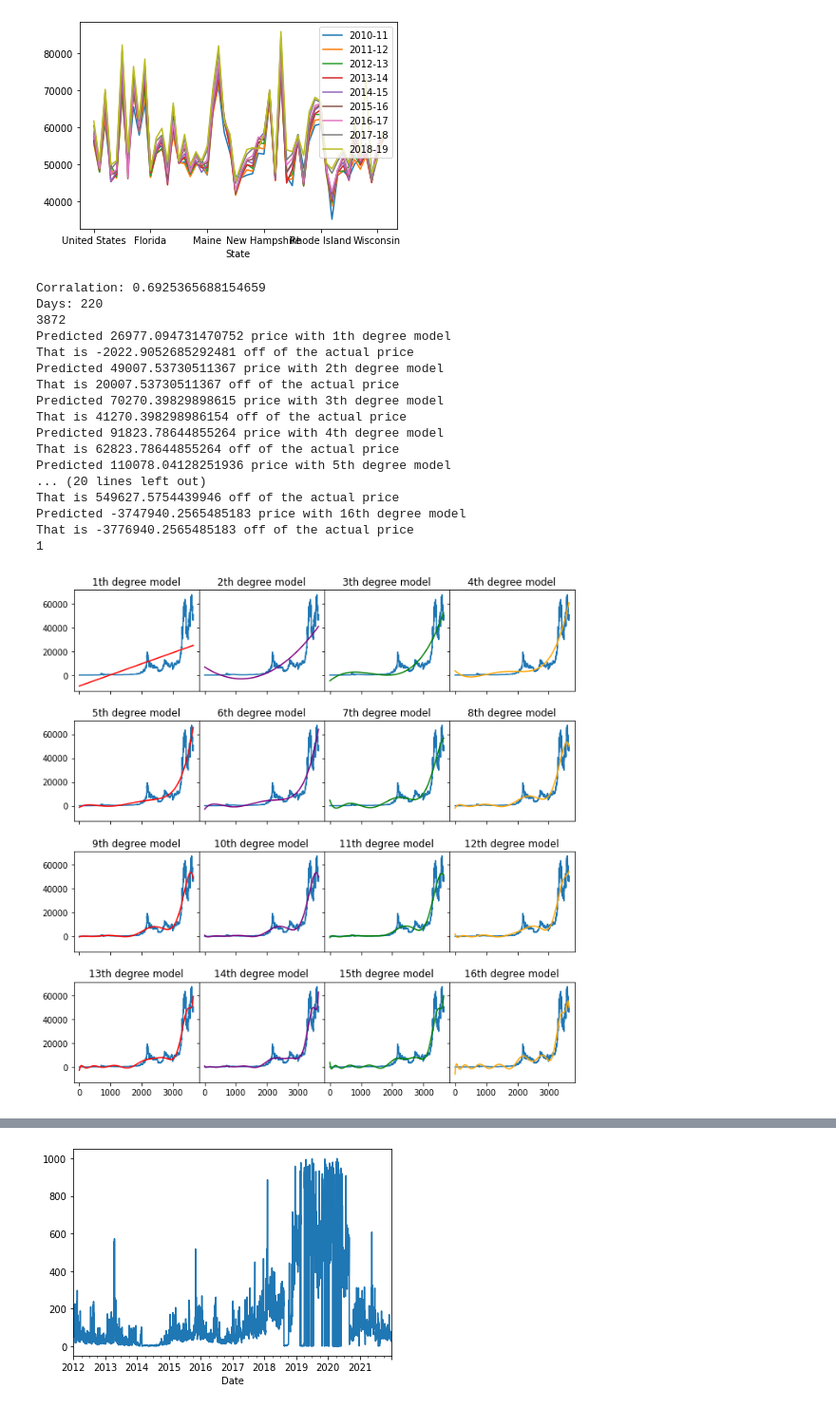
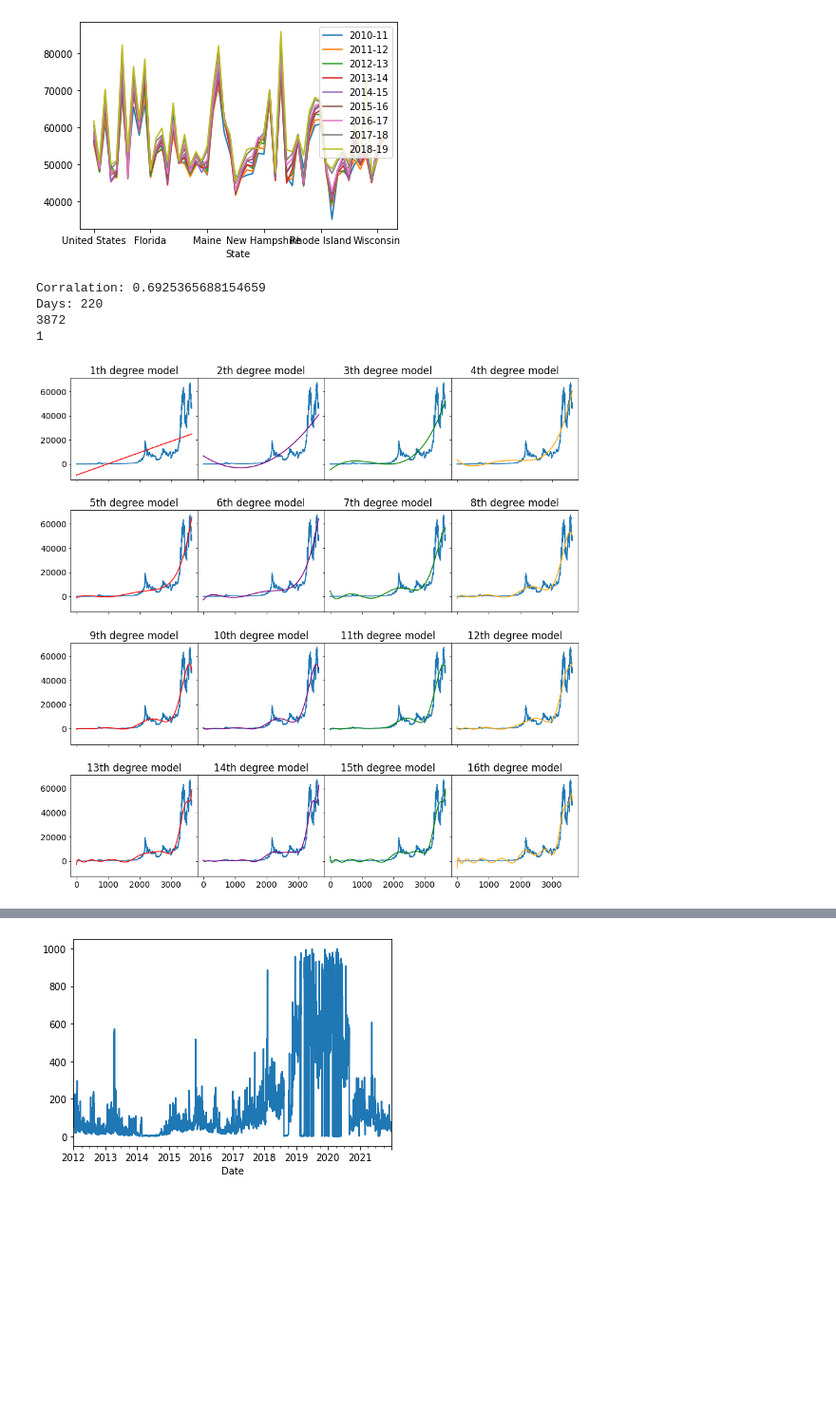
Before and after one commit to killerkitten82/School-Data-Science, a Jupyter notebook: testing/hello.ipynb, the cells around one changed output, grey strips where cells are left out. Shown at 95% size. Saved outputs shown, nothing was run; the diff lists cells and outputs as text; code cells hidden in the pictures; blank space fills up the shorter version.

```diff
--- a/testing/hello.ipynb
+++ b/testing/hello.ipynb
@@ -23,7 +23,7 @@ for file in filePaths:
 <AxesSubplot:xlabel='State'>
 [figure]
 # %%
-# Price over time
+# Price over time / Modeling
 import pandas as pd
 import matplotlib.pyplot as plt
 import numpy as np
@@ -53,7 +53,8 @@ width = 4
 totalPlots = 9
 
 fig = plt.figure()
-fig.set_size_inches(10,10)
+fig.set_size_inches(14,14)
+matplotlib.rcParams.update({'font.size': 14})
 gs = fig.add_gridspec(height, width, hspace=0.3, wspace=0, top=0.967, right=0.945, left=0.1, bottom=0.136)
 gs.subplots(sharex=True, sharey=True)
 
@@ -72,46 +73,33 @@ dayDifference = (BTCData.iloc[-1, 0] - guessDay).days
 print(f"Days: {dayDifference}")
 guessIndex = BTCData.index[-1] + dayDifference
 print(guessIndex)
 
 guesses = {}
 differences = {}
 
 i=1
 for ax in axs:
 
     ax.set_title(f"{i}th degree model")
     ax.plot(x,y)
 
     model = np.polyfit(x,y,i)
     predict = np.poly1d(model)
 
-    print(f"Predicted {predict(guessIndex)} price with {i}th degree model")
-    print(f"That is {predict(guessIndex) - guessDayPrice} off of the actual price")
+    # print(f"Predicted {predict(guessIndex)} price with {i}th degree model")
+    # print(f"That is {predict(guessIndex) - guessDayPrice} off of the actual price")
     guesses[i] = predict(guessIndex)
     differences[i] = predict(guessIndex) - guessDayPrice
     yValues = predict(xRange)
 
     ax.plot(xRange, yValues, color=colors[i%len(colors)])
 
     i += 1
 
 print(min(differences)) #heh, linear best
 # %% [output]
 Corralation: 0.6925365688154659
 Days: 220
 3872
-Predicted 26977.094731470752 price with 1th degree model
-That is -2022.9052685292481 off of the actual price
-Predicted 49007.53730511367 price with 2th degree model
-That is 20007.53730511367 off of the actual price
-Predicted 70270.39829898615 price with 3th degree model
-That is 41270.398298986154 off of the actual price
-Predicted 91823.78644855264 price with 4th degree model
-That is 62823.78644855264 off of the actual price
-Predicted 110078.04128251936 price with 5th degree model
-... (20 lines left out)
-That is 549627.5754439946 off of the actual price
-Predicted -3747940.2565485183 price with 16th degree model
-That is -3776940.2565485183 off of the actual price
 1
-[figure, old version]
+[figure, new version]
```
Also changed, not shown: parts of 5 cells of this notebook.
